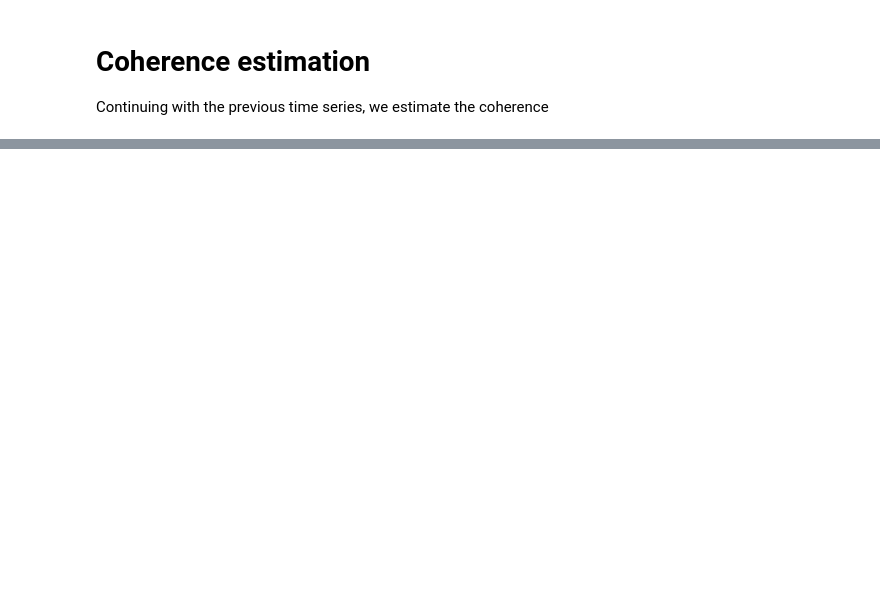
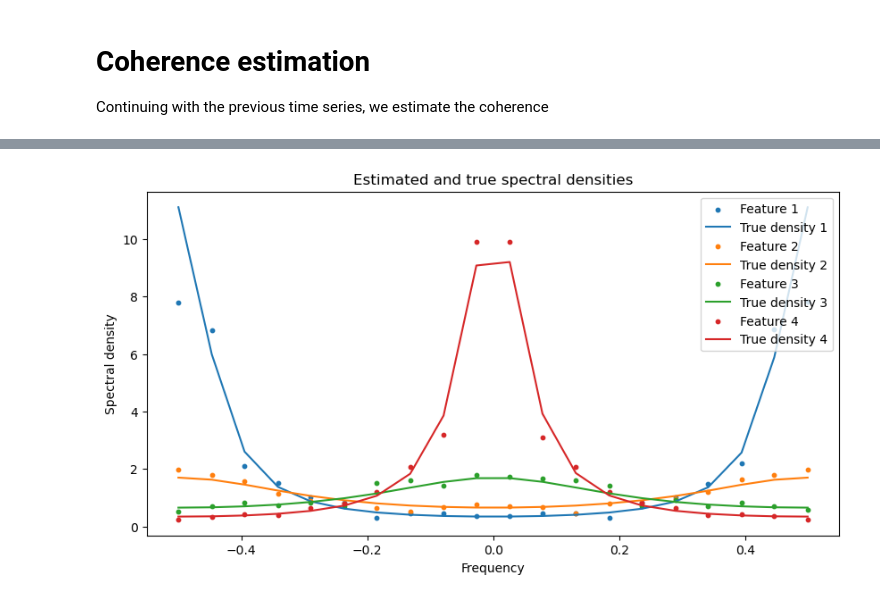
Before and after one commit to alexisrosuel/spectral-coherence, a Jupyter notebook: doc/tutorial.ipynb, the cells around one changed output, grey strips where cells are left out. Drawn from its saved outputs; the diff is of its cells as text; code cells hidden in the pictures; blank space fills up the shorter version.

```diff
--- a/doc/tutorial.ipynb
+++ b/doc/tutorial.ipynb
@@ -121,0 +110,31 @@ plt.show()
+# %%
+# generate M independent AR(1) processes with different parameters
+n_samples, n_features = 1000, 4
+thetas = np.linspace(-0.7, 0.7, n_features)
+
+# generate data
+epsilon = np.random.normal(size=(n_samples, n_features))
+y = np.zeros((n_samples, n_features))
+y[0, :] = epsilon[0, :]
+for t in range(1, n_samples):
+    y[t, :] = thetas * y[t-1, :] + epsilon[t, :]
+
+# estimate the spectral density from the sample
+S_hats, freqs = density(y, B=31, n_max_freqs=20)
+
+# plot them against the true spectral densities
+fig, ax = plt.subplots(figsize=(10, 5))
+
+for i in range(n_features):
+    ax.scatter(freqs, S_hats[:, i, i], label=f'Feature {i+1}', marker='o', s=10)
+
+    true_density = np.abs(1-thetas[i]*np.exp(-2j*np.pi*freqs))**(-2)
+    ax.plot(freqs, true_density, label=f'True density {i+1}')
+
+ax.set_xlabel('Frequency')
+ax.set_ylabel('Spectral density')
+ax.set_title('Estimated and true spectral densities')
+ax.legend()
+plt.show()
+# %% [output]
+[figure, added]
```
Also changed, not shown: parts of 7 cells of this notebook, 6 other files.
